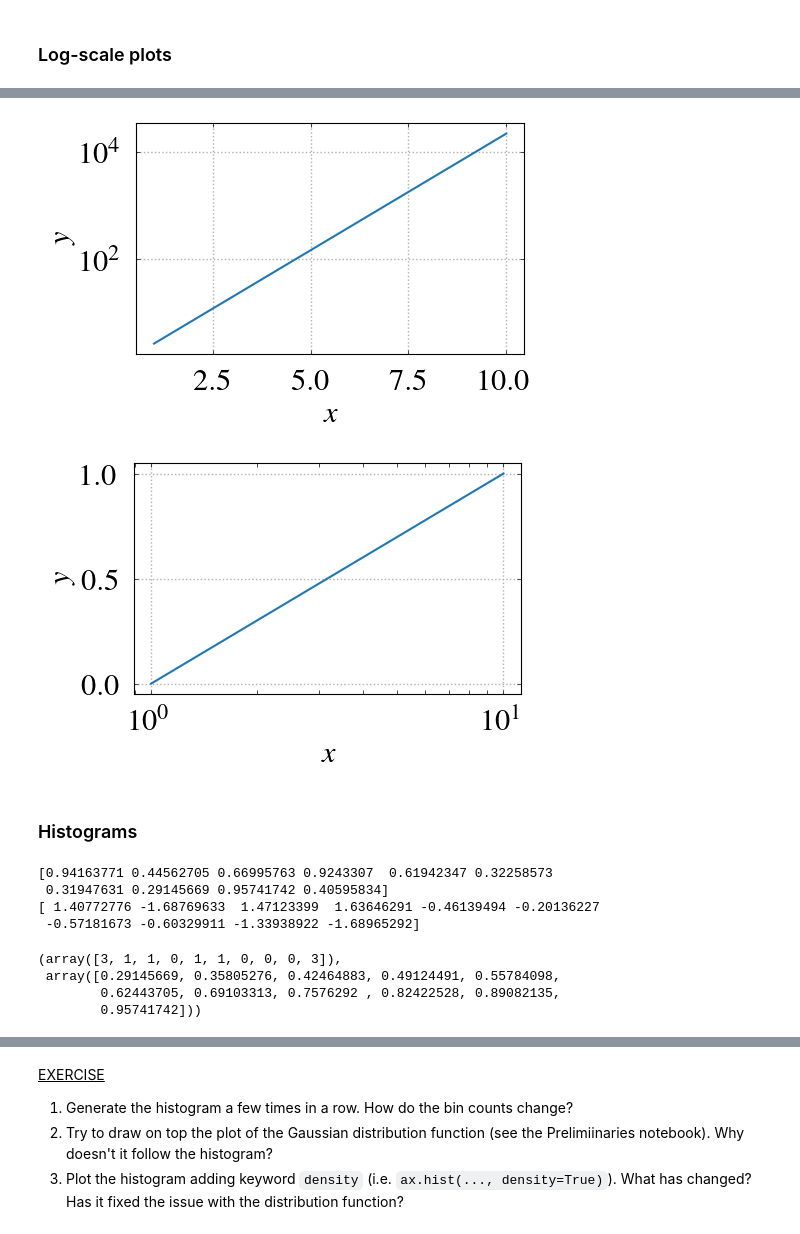
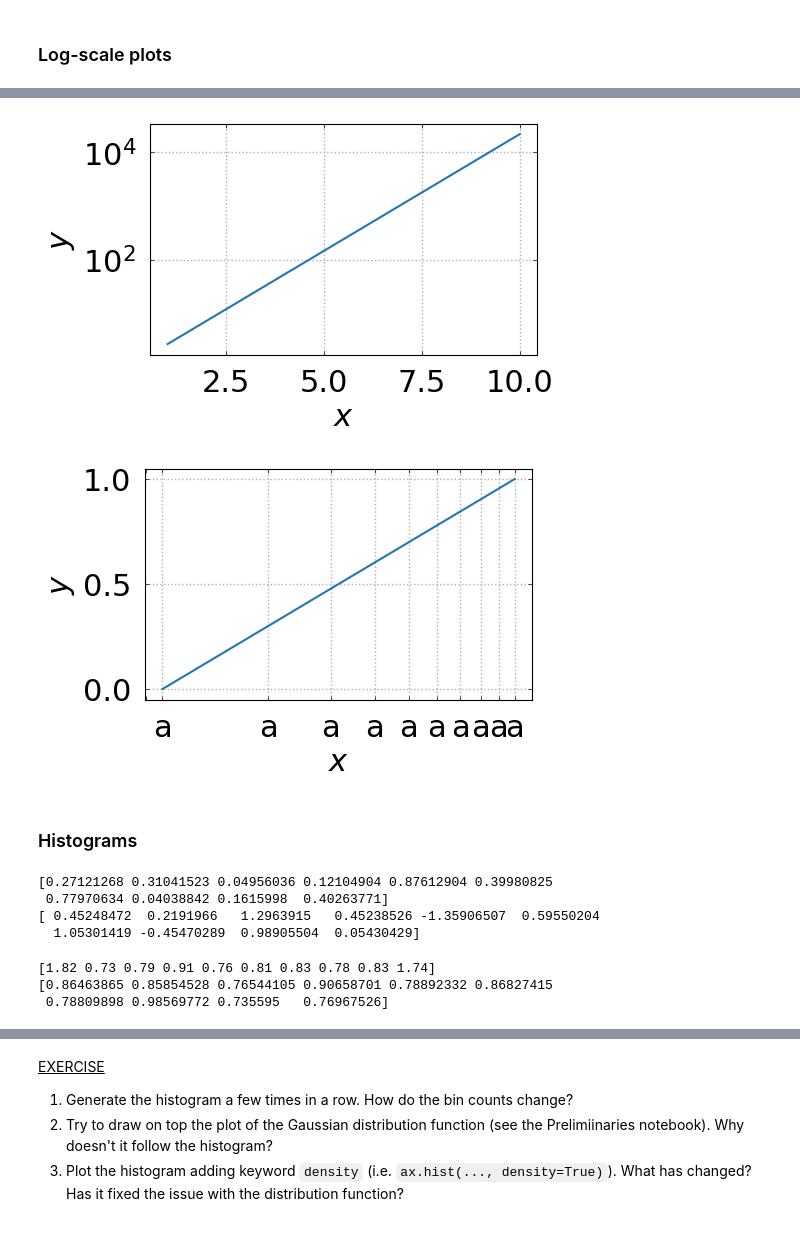
Before and after one commit to CosmoVlad/mcmc-lever, a Jupyter notebook: 1 - Toolbox.ipynb, the cells around one changed output, grey strips where cells are left out. Cells and saved outputs as stored; diff of their text form; code cells hidden in the pictures.

```diff
--- a/1 - Toolbox.ipynb
+++ b/1 - Toolbox.ipynb
@@ -16,8 +16,8 @@ BIGGER_SIZE = 22
 
 plt.rcdefaults()
 
-plt.rc('font',**{'family':'serif','serif':['Times']})
-plt.rc('text', usetex=True)
+#plt.rc('font',**{'family':'serif','serif':['Times']})
+#plt.rc('text', usetex=True)
 
 plt.rc('font', size=BIGGER_SIZE)          # controls default text sizes
 plt.rc('axes', titlesize=BIGGER_SIZE)     # fontsize of the axes title
@@ -174,58 +209,69 @@ ax.tick_params('both',length=3,width=0.5,which='both',direction = 'in',pad=10)
 ax.set_xlabel('$x$')
 ax.set_ylabel('$y$');
 # %% [output]
-[figure, old version]
+[figure, new version]
 # %%
 # logarithmic
 
 x = np.logspace(0, 1, 100)
 y = np.log10(x)
 
 fig,ax = plt.subplots(ncols=1, nrows=1, figsize=(5,3))
 
 ax.semilogx(x,y)
 
 ax.grid(True,linestyle=':',linewidth='1.')
 ax.xaxis.set_ticks_position('both')
 ax.yaxis.set_ticks_position('both')
 ax.tick_params('both',length=3,width=0.5,which='both',direction = 'in',pad=10)
 
+ax.set_xticks(np.linspace(1,10,10))
+ax.set_xticklabels(['a']*10)
+
 
 ax.set_xlabel('$x$')
 ax.set_ylabel('$y$');
 # %% [output]
-[figure, old version]
+[figure, new version]
 # %% [markdown]
 ### Histograms
-# %%
-# generate random samples
-
-sample_size = 10
-
-sample_uniform = np.random.random(sample_size)
-sample_gaussian = np.random.randn(sample_size)
-
-print(sample_uniform)
-print(sample_gaussian)
-# %% [output]
-[0.94163771 0.44562705 0.66995763 0.9243307  0.61942347 0.32258573
- 0.31947631 0.29145669 0.95741742 0.40595834]
-[ 1.40772776 -1.68769633  1.47123399  1.63646291 -0.46139494 -0.20136227
- -0.57181673 -0.60329911 -1.33938922 -1.68965292]
-# %%
-# numpy histograms
-
-all_counts = []
-
-np.histogram(sample_uniform)
-
-# np.mean
-# np.std
-# %% [output]
-(array([3, 1, 1, 0, 1, 1, 0, 0, 0, 3]),
- array([0.29145669, 0.35805276, 0.42464883, 0.49124491, 0.55784098,
-        0.62443705, 0.69103313, 0.7576292 , 0.82422528, 0.89082135,
-        0.95741742]))
+# %%
+# generate random samples
+
+#np.random.seed(13)
+
+sample_size = 10
+
+sample_uniform = np.random.random(sample_size)
+sample_gaussian = np.random.randn(sample_size)
+
+print(sample_uniform)
+print(sample_gaussian)
+# %% [output]
+[0.27121268 0.31041523 0.04956036 0.12104904 0.87612904 0.39980825
+ 0.77970634 0.04038842 0.1615998  0.40263771]
+[ 0.45248472  0.2191966   1.2963915   0.45238526 -1.35906507  0.59550204
+  1.05301419 -0.45470289  0.98905504  0.05430429]
+# %%
+# numpy histograms
+
+all_counts = []
+
+for i in range(100):
+
+    counts, bin_edges = np.histogram(np.random.random(10), bins=10)
+    all_counts.append(counts)
+
+all_counts = np.array(all_counts)
+
+all_counts.shape
+
+print(np.mean(all_counts, axis=0))
+print(np.std(all_counts, axis=0))
+# %% [output]
+[1.82 0.73 0.79 0.91 0.76 0.81 0.83 0.78 0.83 1.74]
+[0.86463865 0.85854528 0.76544105 0.90658701 0.78892332 0.86827415
+ 0.78809898 0.98569772 0.735595   0.76967526]
 # %%
 # pyplot histograms
 
```
Also changed, not shown: parts of 13 cells of this notebook, 3 other files.
